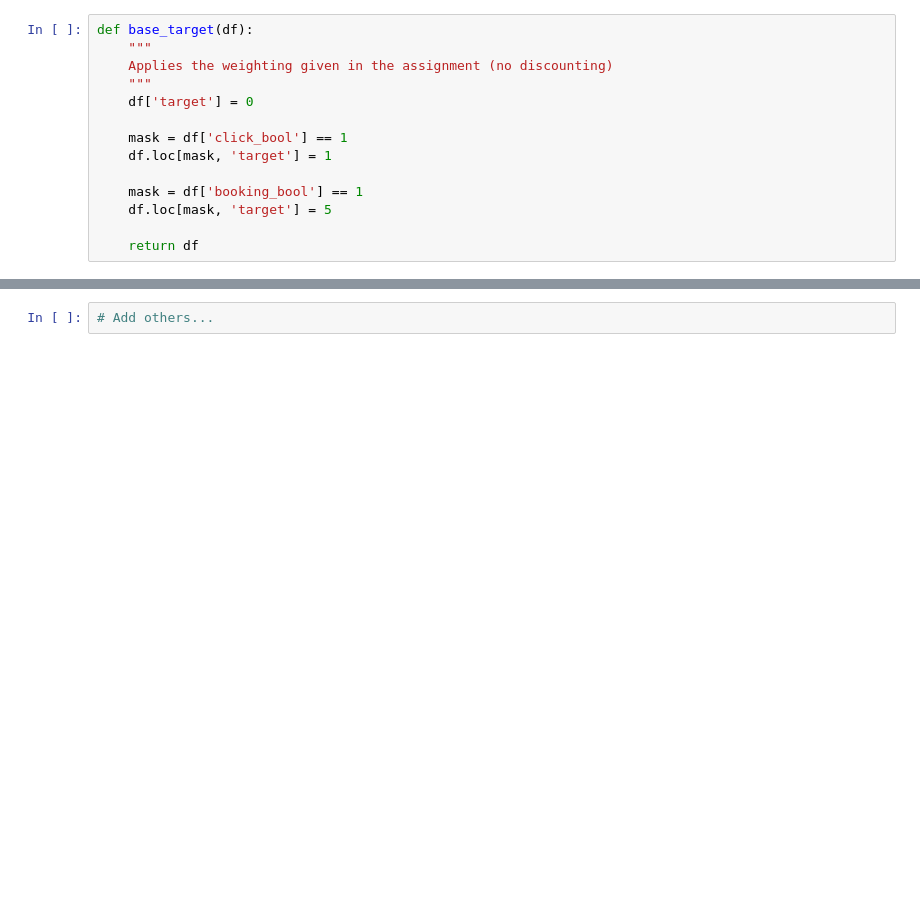
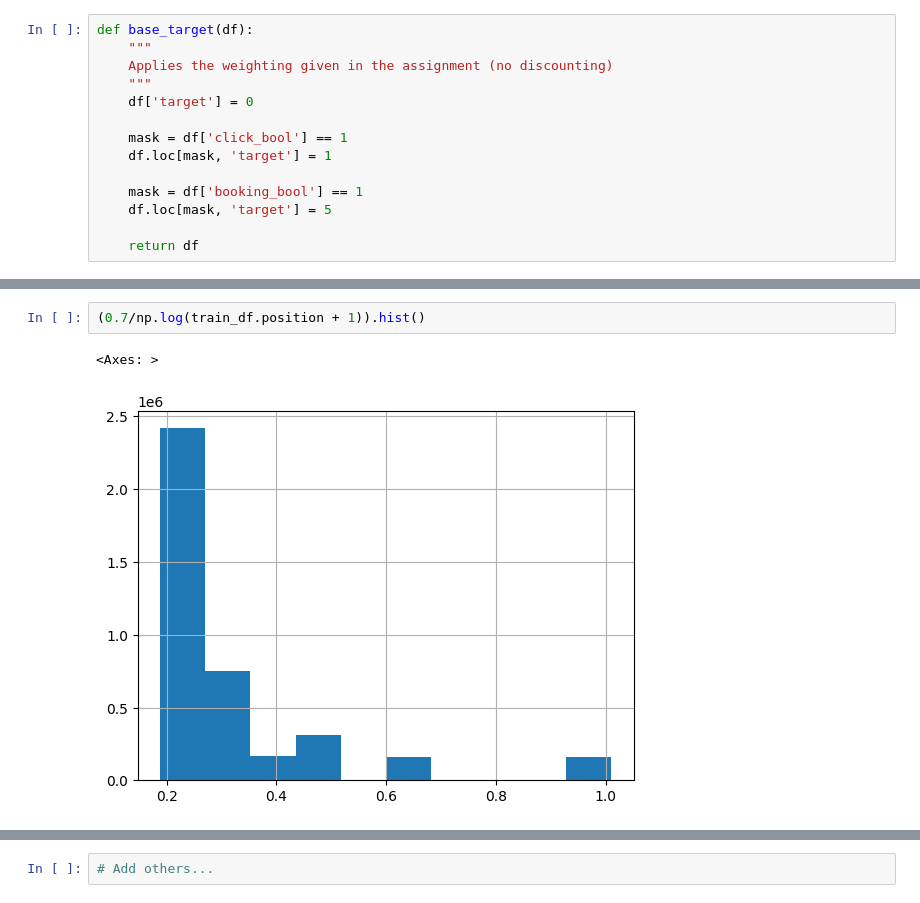
Before and after one commit to Jeniamakarchik/dmt_recom_sys, a Jupyter notebook: lambdaMART.ipynb, the cells around one changed output, grey strips where cells are left out. Cells and saved outputs as stored; diff of their text form; blank space fills up the shorter version.

```diff
--- a/lambdaMART.ipynb
+++ b/lambdaMART.ipynb
@@ -64,0 +74,5 @@ def base_target(df):
+# %%
+(0.7/np.log(train_df.position + 1)).hist()
+# %% [output]
+<Axes: >
+[figure, added]
```
Also changed, not shown: parts of 29 cells of this notebook, 1 other file.
